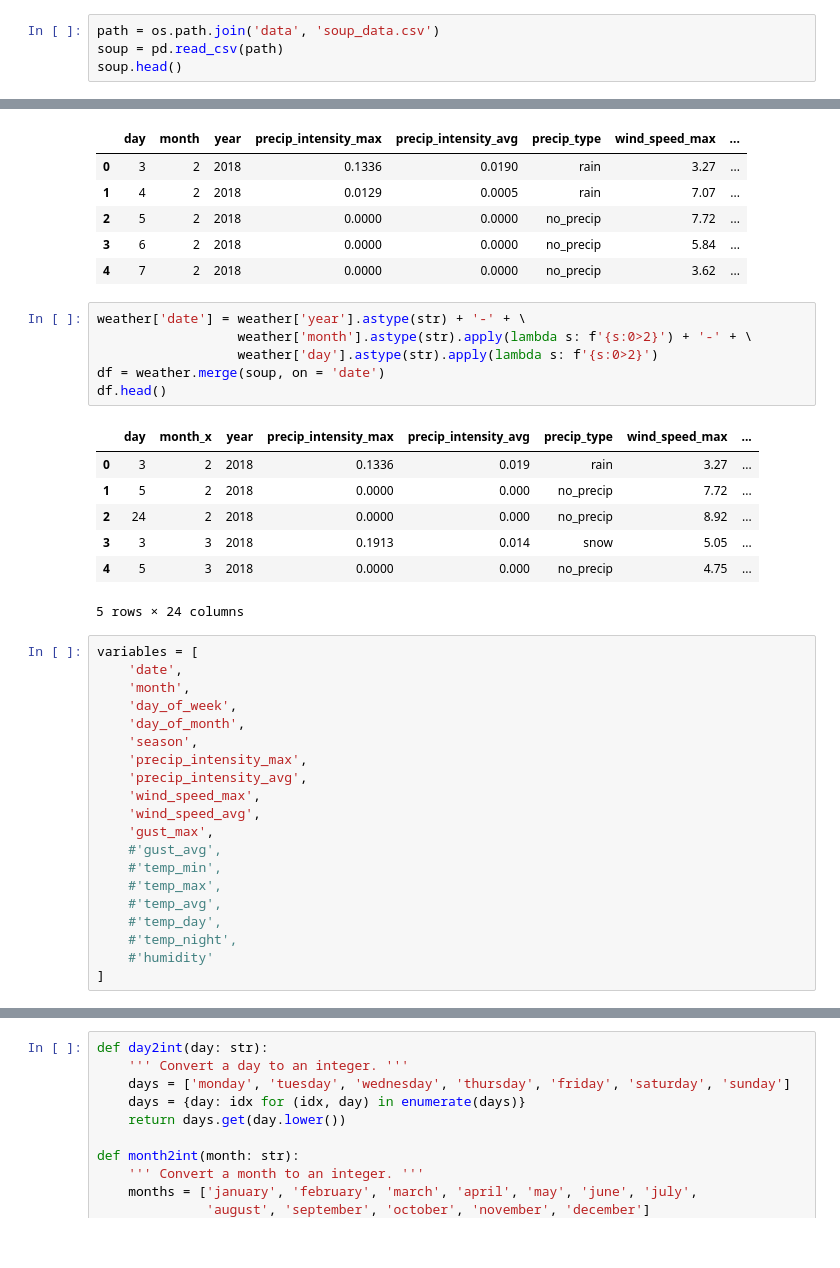
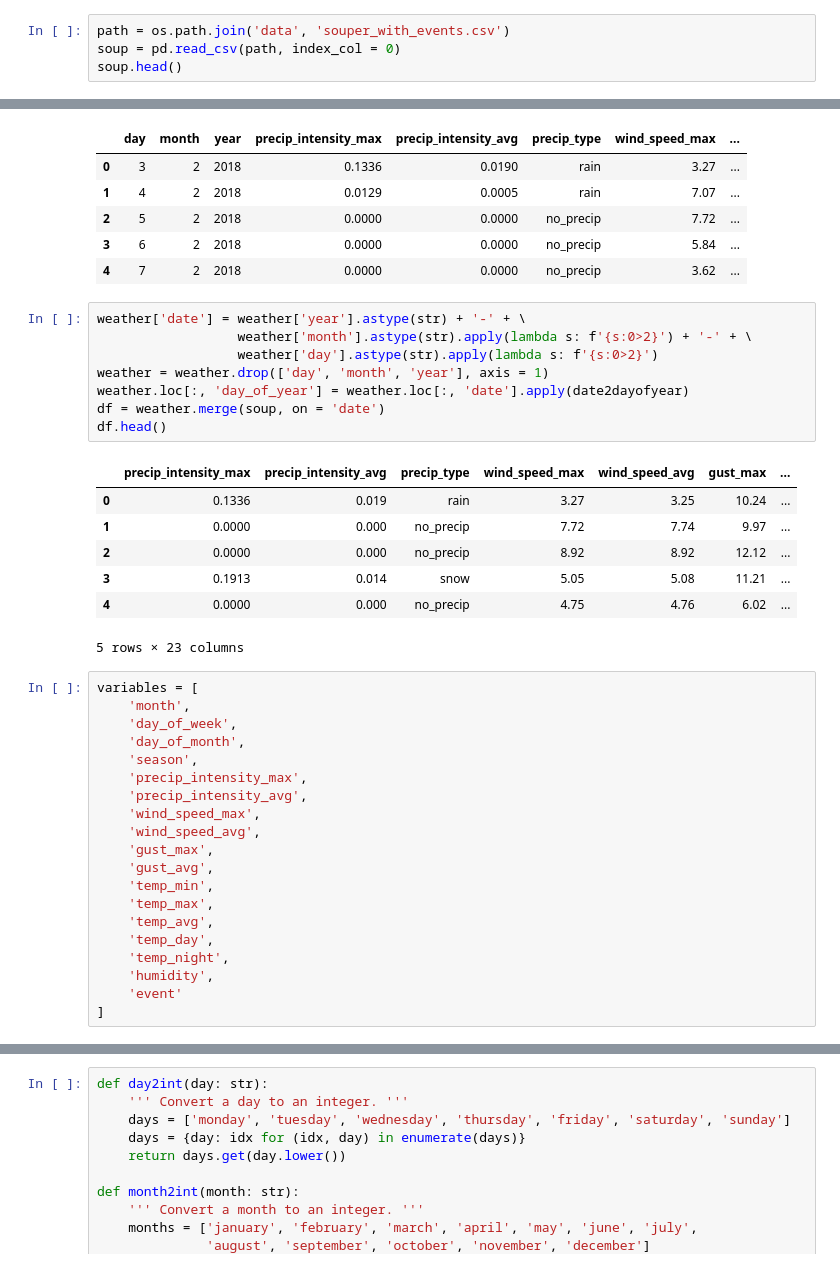
Before and after one commit to kamransoomro84/souper-duper, a Jupyter notebook: ml_models.ipynb, the cells around one changed output, grey strips where cells are left out. Saved outputs shown, nothing was run; the diff lists cells and outputs as text.

```diff
--- a/ml_models.ipynb
+++ b/ml_models.ipynb
@@ -6,7 +6,7 @@
 import pandas as pd
 import os
 # %%
-path = os.path.join('data', 'soup_data.csv')
-soup = pd.read_csv(path)
+path = os.path.join('data', 'souper_with_events.csv')
+soup = pd.read_csv(path, index_col = 0)
 soup.head()
 # %% [output]
@@ -30,20 +30,21 @@ weather.head()
 # %%
 weather['date'] = weather['year'].astype(str) + '-' + \
                   weather['month'].astype(str).apply(lambda s: f'{s:0>2}') + '-' + \
                   weather['day'].astype(str).apply(lambda s: f'{s:0>2}')
+weather = weather.drop(['day', 'month', 'year'], axis = 1)
+weather.loc[:, 'day_of_year'] = weather.loc[:, 'date'].apply(date2dayofyear)
 df = weather.merge(soup, on = 'date')
 df.head()
 # %% [output]
-|  | day | month_x | year | precip_intensity_max | precip_intensity_avg | precip_type | wind_speed_max | ... |
-| 0 | 3 | 2 | 2018 | 0.1336 | 0.019 | rain | 3.27 | ... |
-| 1 | 5 | 2 | 2018 | 0.0000 | 0.000 | no_precip | 7.72 | ... |
-| 2 | 24 | 2 | 2018 | 0.0000 | 0.000 | no_precip | 8.92 | ... |
-| 3 | 3 | 3 | 2018 | 0.1913 | 0.014 | snow | 5.05 | ... |
-| 4 | 5 | 3 | 2018 | 0.0000 | 0.000 | no_precip | 4.75 | ... |
+|  | precip_intensity_max | precip_intensity_avg | precip_type | wind_speed_max | wind_speed_avg | gust_max | ... |
+| 0 | 0.1336 | 0.019 | rain | 3.27 | 3.25 | 10.24 | ... |
+| 1 | 0.0000 | 0.000 | no_precip | 7.72 | 7.74 | 9.97 | ... |
+| 2 | 0.0000 | 0.000 | no_precip | 8.92 | 8.92 | 12.12 | ... |
+| 3 | 0.1913 | 0.014 | snow | 5.05 | 5.08 | 11.21 | ... |
+| 4 | 0.0000 | 0.000 | no_precip | 4.75 | 4.76 | 6.02 | ... |
-5 rows × 24 columns
+5 rows × 23 columns
 # %%
 variables = [
-    'date',
     'month',
     'day_of_week',
     'day_of_month',
@@ -53,13 +54,14 @@ variables = [
     'wind_speed_max',
     'wind_speed_avg',
     'gust_max',
-    #'gust_avg',
-    #'temp_min',
-    #'temp_max',
-    #'temp_avg',
-    #'temp_day',
-    #'temp_night',
-    #'humidity'
+    'gust_avg',
+    'temp_min',
+    'temp_max',
+    'temp_avg',
+    'temp_day',
+    'temp_night',
+    'humidity',
+    'event'
 ]
 # %%
 X = df[variables]
```
Also changed, not shown: parts of 13 cells of this notebook.
